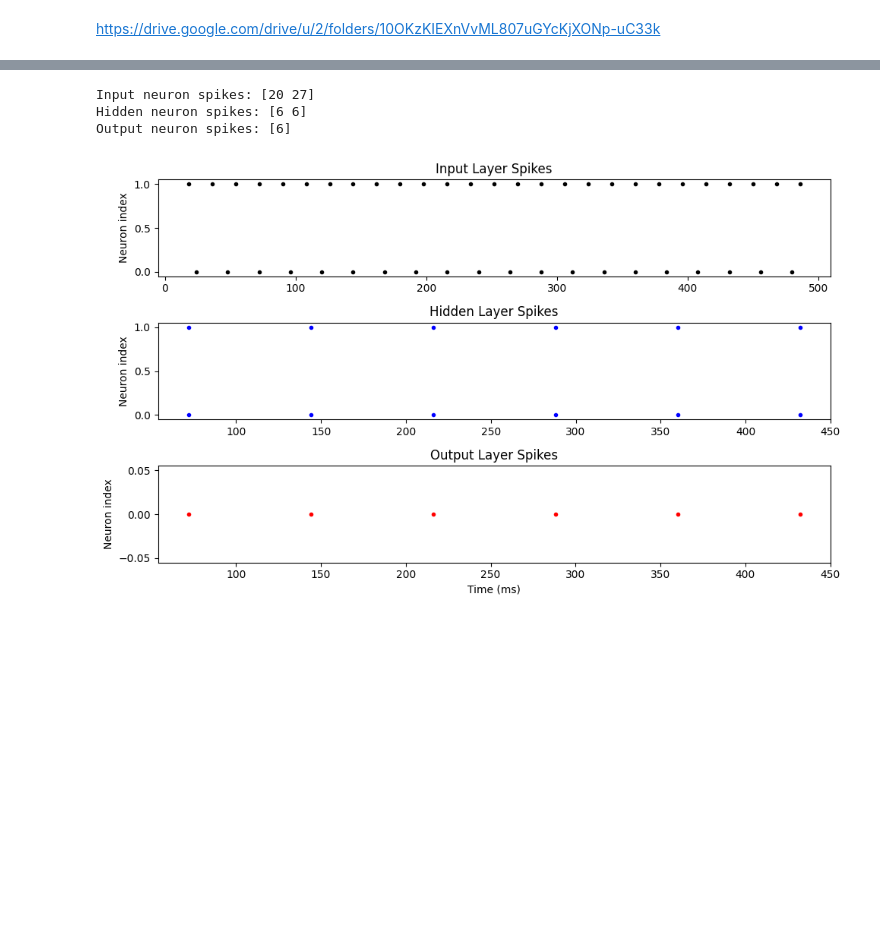
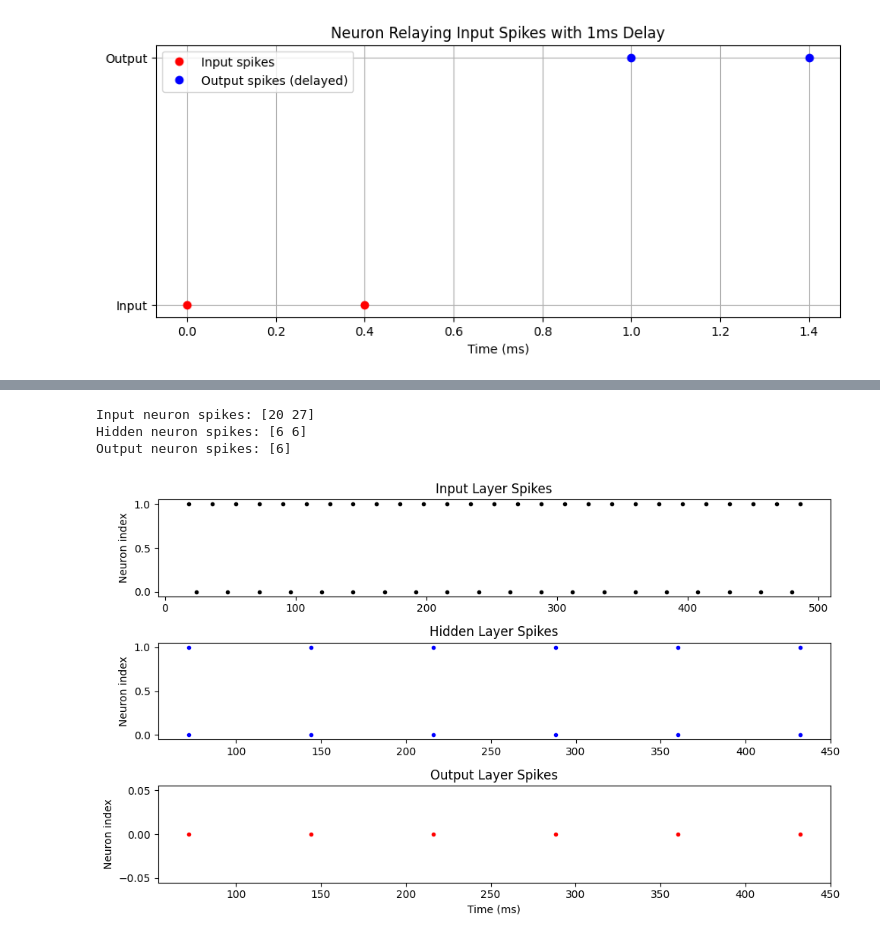
Before and after one commit to Ian3133/Dissertation, a Jupyter notebook: scratch.ipynb, the cells around one changed output, grey strips where cells are left out. Cells and saved outputs as stored; diff of their text form; code cells hidden in the pictures; blank space fills up the shorter version.

Commit message:
SNN created, multi input for a single layer, black-boxing done functs done outside of brian2

```diff
--- a/scratch.ipynb
+++ b/scratch.ipynb
@@ -1,2 +0,0 @@
-# %% [markdown]
-https://drive.google.com/drive/u/2/folders/10OKzKIEXnVvML807uGYcKjXONp-uC33k
@@ -15,0 +6,44 @@ run(100*ms)
+# %%
+from brian2 import *
+
+start_scope() # clears previous inputs
+
+# example of input from start of the ms and a second that cares the value (.5 in this case)
+input_times = [0*ms, .4*ms]
+
+#^^ looks like .9 is higest to detect
+
+input_indices = [0, 0] #so it knows that neuron spikes at which time
+# right now however only 1 so we stick to 0, 0 as only 1 neuron
+
+input_group = SpikeGeneratorGroup(1, input_indices, input_times)
+
+
+# why when change .5 to 1 it skips inital spike?
+output = NeuronGroup(1, 'v:1', threshold='v>.5', reset='v=0', method='exact')
+
+# Synapse with 1ms delay
+syn = Synapses(input_group, output, on_pre='v += 1')
+syn.connect()
+syn.delay = .9*ms  # this is delay in reponse -- however it aprear to be 1.1 delay --- ?
+
+# Monitors
+spike_mon_in = SpikeMonitor(input_group)
+spike_mon_out = SpikeMonitor(output)
+
+# times it runs
+run(2*ms)
+
+# Plot
+import matplotlib.pyplot as plt
+plt.figure(figsize=(10, 4))
+plt.plot(spike_mon_in.t/ms, [0]*len(spike_mon_in.t), 'ro', label='Input spikes')
+plt.plot(spike_mon_out.t/ms, [1]*len(spike_mon_out.t), 'bo', label='Output spikes (delayed)')
+plt.yticks([0, 1], ['Input', 'Output'])
+plt.xlabel('Time (ms)')
+plt.title('Neuron Relaying Input Spikes with 1ms Delay')
+plt.legend()
+plt.grid(True)
+plt.show()
+# %% [output]
+[figure, added]
```
Also changed, not shown: parts of 5 cells of this notebook, 1 other file.
